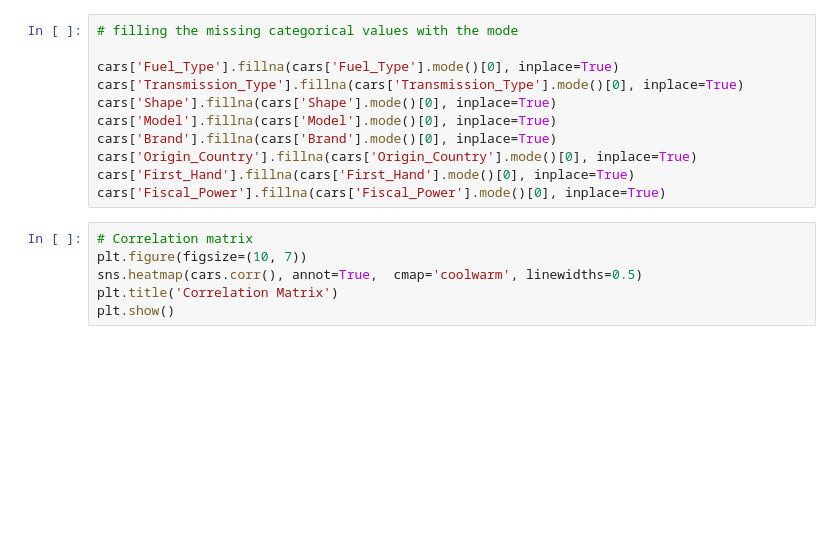
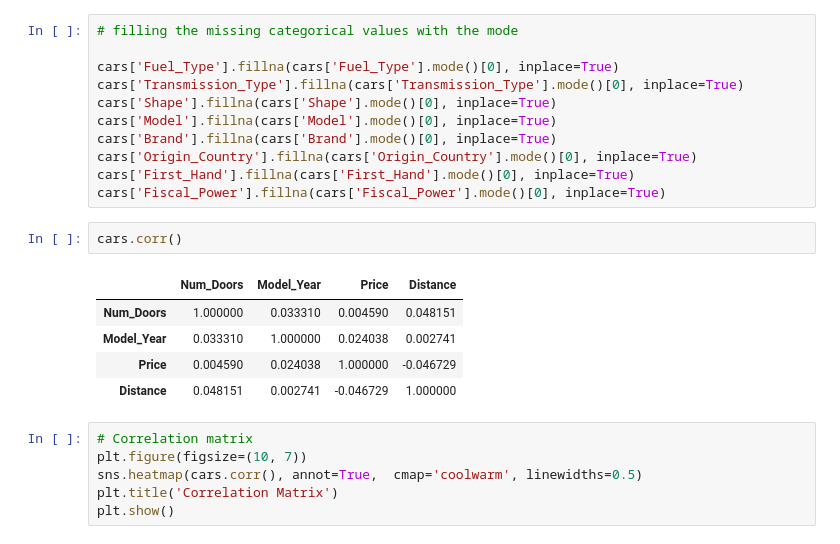
Before and after one commit to MehdiAliouan/Cars_PriceDataAnalysis, a Jupyter notebook: Cars Exploratory Data Analysis.ipynb, the cells around one changed output. Saved outputs shown, nothing was run; the diff lists cells and outputs as text; blank space fills up the shorter version.

```diff
--- a/Cars Exploratory Data Analysis.ipynb
+++ b/Cars Exploratory Data Analysis.ipynb
@@ -248,6 +250,14 @@ cars['Brand'].fillna(cars['Brand'].mode()[0], inplace=True)
 cars['Origin_Country'].fillna(cars['Origin_Country'].mode()[0], inplace=True)
 cars['First_Hand'].fillna(cars['First_Hand'].mode()[0], inplace=True)
 cars['Fiscal_Power'].fillna(cars['Fiscal_Power'].mode()[0], inplace=True)
+# %%
+cars.corr()
+# %% [output]
+|  | Num_Doors | Model_Year | Price | Distance |
+| Num_Doors | 1.000000 | 0.033310 | 0.004590 | 0.048151 |
+| Model_Year | 0.033310 | 1.000000 | 0.024038 | 0.002741 |
+| Price | 0.004590 | 0.024038 | 1.000000 | -0.046729 |
+| Distance | 0.048151 | 0.002741 | -0.046729 | 1.000000 |
 # %%
 # Correlation matrix
 plt.figure(figsize=(10, 7))
```
Also changed, not shown: parts of 5 cells of this notebook, 1 other file.
